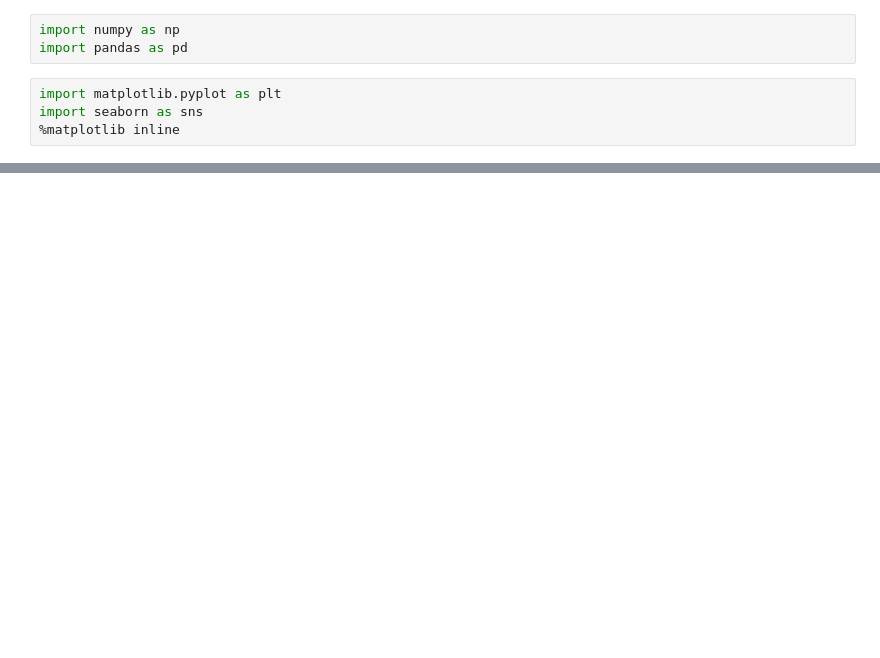
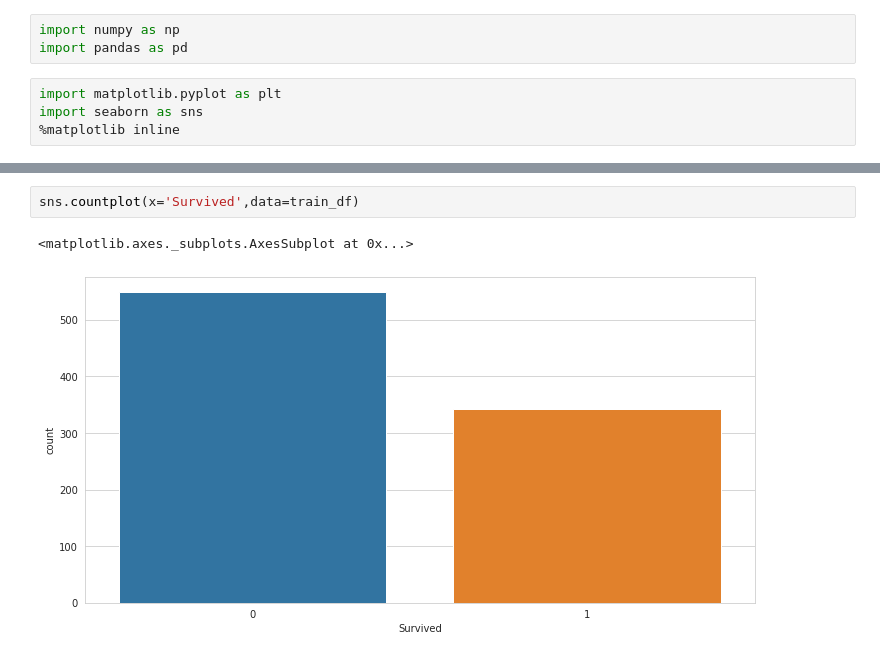
Before and after one commit to ilprazdnyk/smallML, a Jupyter notebook: learningFromDisaster.ipynb, the cells around one changed output, grey strips where cells are left out. Drawn from its saved outputs; the diff is of its cells as text; blank space fills up the shorter version.

```diff
--- a/learningFromDisaster.ipynb
+++ b/learningFromDisaster.ipynb
@@ -30,0 +62,5 @@ mv gender_submission.csv test.csv train.csv titanic/
+# %%
+sns.countplot(x='Survived',data=train_df)
+# %% [output]
+<matplotlib.axes._subplots.AxesSubplot at 0x...>
+[figure, added]
```
Also changed, not shown: parts of 22 cells of this notebook.
